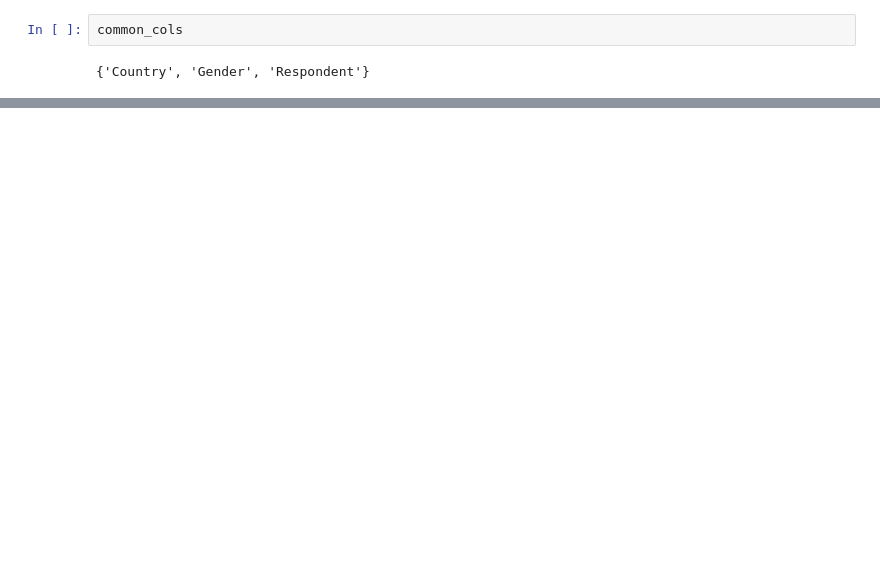
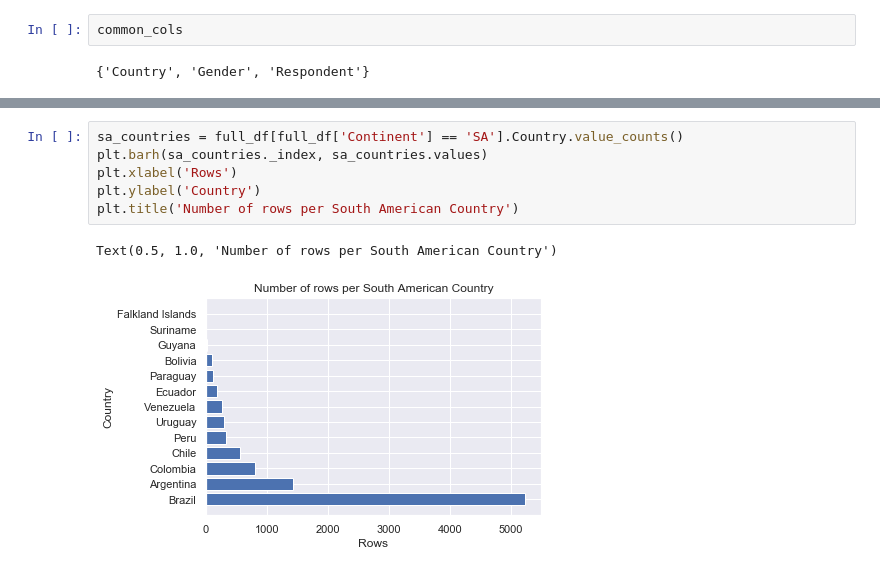
Before and after one commit to ojcastillo/Analysis-StackOverflow-Survey, a Jupyter notebook: Stack Overflow Survey Analysis.ipynb, the cells around one changed output, grey strips where cells are left out. Cells and saved outputs as stored; diff of their text form; blank space fills up the shorter version.

Commit message:
Progress towards south america analysis

```diff
--- a/Stack Overflow Survey Analysis.ipynb
+++ b/Stack Overflow Survey Analysis.ipynb
@@ -113,0 +131,9 @@ common_cols
+# %%
+sa_countries = full_df[full_df['Continent'] == 'SA'].Country.value_counts()
+plt.barh(sa_countries._index, sa_countries.values)
+plt.xlabel('Rows')
+plt.ylabel('Country')
+plt.title('Number of rows per South American Country')
+# %% [output]
+Text(0.5, 1.0, 'Number of rows per South American Country')
+[figure, added]
```
Also changed, not shown: parts of 35 cells of this notebook, 2 other files.
